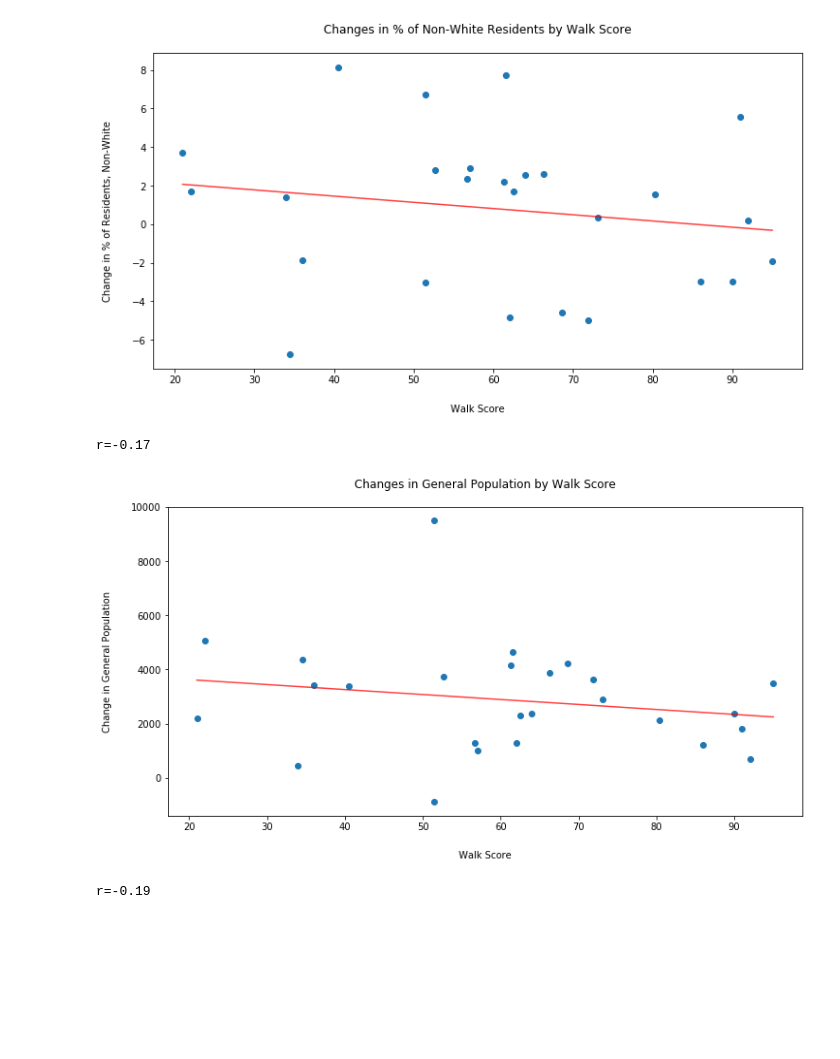
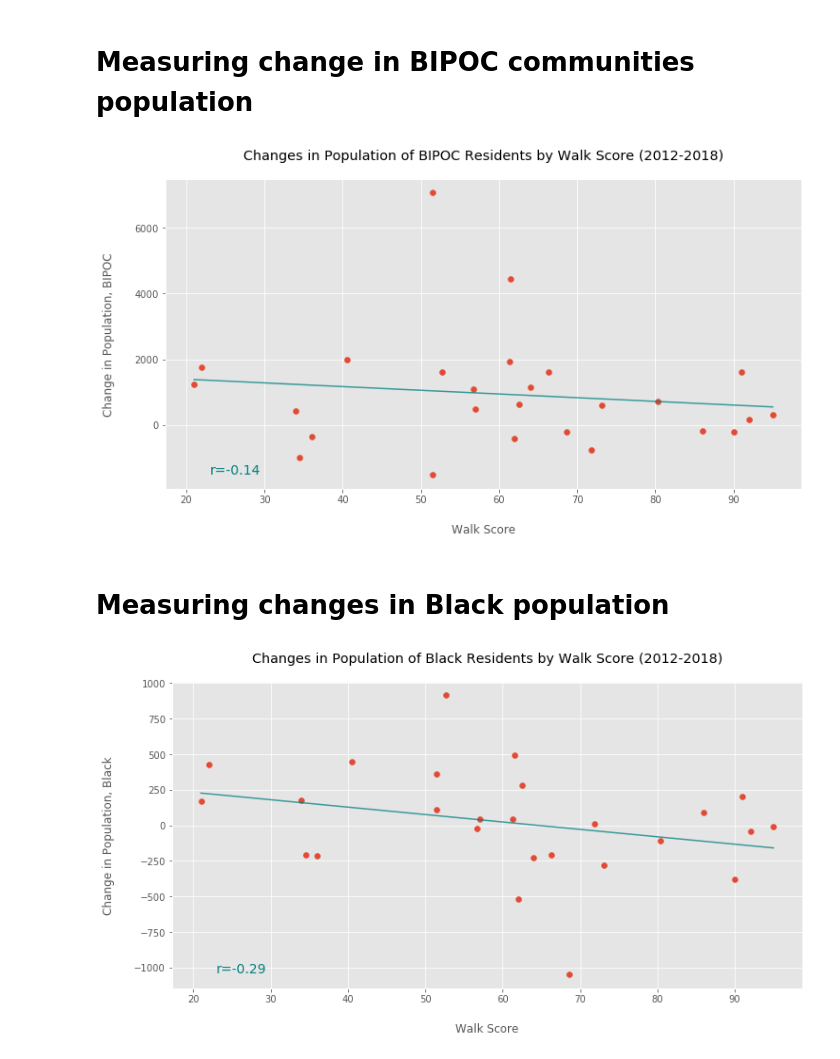
Before and after one commit to troypramsey/WalkabilityRaceIncome_InPortland_2012-2018, a Jupyter notebook: Scatterplots and Regressions.ipynb, the cells around one changed output. Saved outputs shown, nothing was run; the diff lists cells and outputs as text; code cells hidden in the pictures; blank space fills up the shorter version.

Commit message:
changed reference language, styled plots, added commenting

```diff
--- a/Scatterplots and Regressions.ipynb
+++ b/Scatterplots and Regressions.ipynb
@@ -5,11 +5,24 @@ import seaborn as sns
 import numpy as np
 from scipy.stats import linregress
+# %%
+# Importing global plot styling
+import matplotlib.style as style
+style.use('ggplot')
 # %%
+# Reading in cleaned data
 data = pd.read_csv('CSVs/census_walkscore_by_zip.csv')
+
+# Converting zip codes to strings
 data['Zipcode'] = data['Zipcode'].astype('object')
+
+# Sorting data by walk score
 data_walk_sorted = data.sort_values('Walk Score', ascending=False)
+
+# Cleaning up walk score formatting
 data_walk_sorted['Walk Score'] = round(data_walk_sorted['Walk Score'], 2)
+
+# Adding columns to measure changes in time between the two census data sets
 data_walk_sorted['Income Change'] = data_walk_sorted['Median Income 2018'] - data_walk_sorted['Median Income 2012']
-data_walk_sorted['Non-White Change'] = data_walk_sorted['% Non-White 2018'] - data_walk_sorted['% Non-White 2012']
+data_walk_sorted['BIPOC Change'] = data_walk_sorted['BIPOC Population 2018'] - data_walk_sorted['BIPOC Population 2012']
 data_walk_sorted['Population Change'] = data_walk_sorted['Population 2018'] - data_walk_sorted['Population 2012']
 data_walk_sorted['Black Population Change'] = data_walk_sorted['Black Population 2018'] - data_walk_sorted['Black Population 2012']
@@ -33,39 +79,50 @@ r=0.52
+# %% [markdown]
+# Measuring change in BIPOC communities population
 # %%
 plt.figure(figsize=(12,6))
-plt.scatter(data_walk_sorted['Walk Score'], data_walk_sorted['Non-White Change'])
+
+x = data_walk_sorted['Walk Score']
+y = data_walk_sorted['BIPOC Change']
+
+plt.scatter(x, y)
 plt.xlabel('Walk Score', labelpad=20)
-plt.ylabel('Change in % of Residents, Non-White', labelpad=20)
-plt.title('Changes in % of Non-White Residents by Walk Score', pad=20)
+plt.ylabel('Change in Population, BIPOC', labelpad=20)
+plt.title('Changes in Population of BIPOC Residents by Walk Score (2012-2018)', pad=20)
 
-
-(slope, intercept, rvalue, pvalue, stderr) = linregress(data_walk_sorted['Walk Score'], data_walk_sorted['Non-White Change'])
+(slope, intercept, rvalue, pvalue, stderr) = linregress(data_walk_sorted['Walk Score'], data_walk_sorted['BIPOC Change'])
 regress_values = data_walk_sorted['Walk Score'] * slope + intercept
 line_eq = "y = " + str(round(slope,2)) + "x + " + str(round(intercept,2))
-plt.plot(data_walk_sorted['Walk Score'], regress_values, "r-", alpha=.75)
+plt.plot(data_walk_sorted['Walk Score'], regress_values, color='teal', linestyle='solid', alpha=.75)
+plt.annotate(f"r={round(rvalue, 2)}", (x.min() + 2, y.min() + 10), fontsize=14,color="teal")
+
+path = f'Scatterplot Output/bipoc_pop.png'
+plt.savefig(path, format='png')
 
 plt.show()
-print(f"r={round(rvalue, 2)}")
-
-plt.show()
 # %% [output]
-[figure, old version]
+[figure, new version]
-r=-0.17
+# %% [markdown]
+# Measuring changes in Black population
 # %%
 plt.figure(figsize=(12,6))
-plt.scatter(data_walk_sorted['Walk Score'], data_walk_sorted['Population Change'])
+
+x = data_walk_sorted['Walk Score']
+y = data_walk_sorted['Black Population Change']
+
+plt.scatter(x, y)
 plt.xlabel('Walk Score', labelpad=20)
-plt.ylabel('Change in General Population', labelpad=20)
-plt.title('Changes in General Population by Walk Score', pad=20)
+plt.ylabel('Change in Population, Black', labelpad=20)
+plt.title('Changes in Population of Black Residents by Walk Score (2012-2018)', pad=20)
 
-(slope, intercept, rvalue, pvalue, stderr) = linregress(data_walk_sorted['Walk Score'], data_walk_sorted['Population Change'])
+(slope, intercept, rvalue, pvalue, stderr) = linregress(data_walk_sorted['Walk Score'], data_walk_sorted['Black Population Change'])
 regress_values = data_walk_sorted['Walk Score'] * slope + intercept
 line_eq = "y = " + str(round(slope,2)) + "x + " + str(round(intercept,2))
-plt.plot(data_walk_sorted['Walk Score'], regress_values, "r-", alpha=.75)
+plt.plot(data_walk_sorted['Walk Score'], regress_values, color='teal', linestyle='solid', alpha=.75)
+plt.annotate(f"r={round(rvalue, 2)}", (x.min() + 2, y.min() + 10), fontsize=14,color="teal")
+
+path = f'Scatterplot Output/black_pop.png'
+plt.savefig(path, format='png')
 
 plt.show()
-print(f"r={round(rvalue, 2)}")
-
-plt.show()
 # %% [output]
-[figure, old version]
+[figure, new version]
-r=-0.19
```
Also changed, not shown: parts of 6 cells of this notebook, 6 other files.
